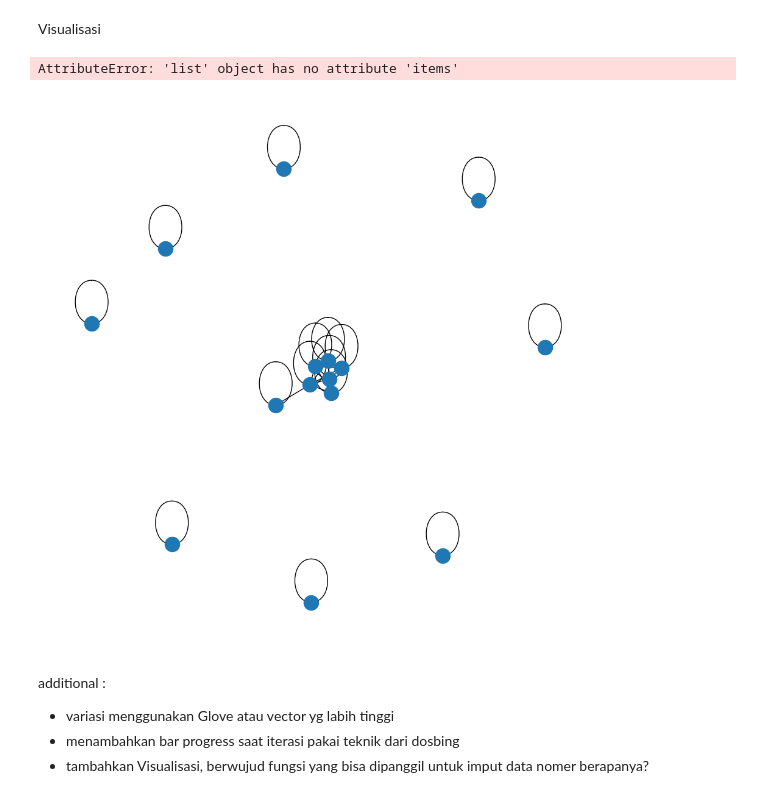
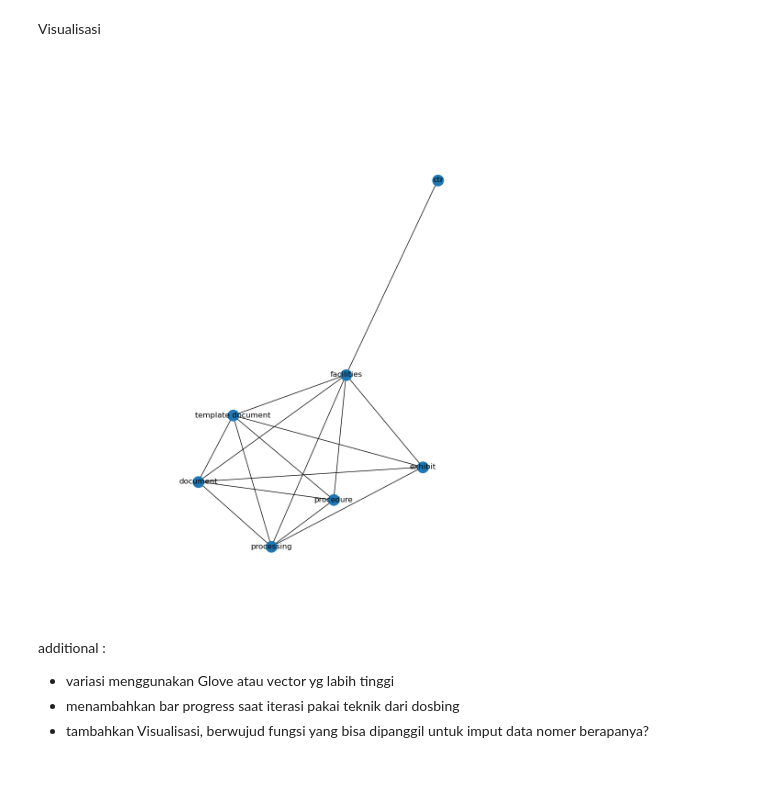
Before and after one commit to jimxs74/kw_ina_extraction, a Jupyter notebook: src/adj_textrank/w2v_textrank_ngram_v7.ipynb, the cells around one changed output. Cells and saved outputs as stored; diff of their text form; code cells hidden in the pictures.

```diff
--- a/src/adj_textrank/w2v_textrank_ngram_v7.ipynb
+++ b/src/adj_textrank/w2v_textrank_ngram_v7.ipynb
@@ -147,7 +147,7 @@ def filter_tokens_by_pos(flat_tokens, pos_filters):
     seen_tokens = set()
     return [token[0] for token in flat_tokens if token[1] in pos_filters and not (token[0] in seen_tokens or seen_tokens.add(token[0]))]
 
-def extract_keyphrases_with_ngrams(text, w2v_model, judul, n=3):
+def extract_keyphrases_with_ngrams_graph(text, w2v_model, judul, n=3):
     # Read stopwords from the file
     #stopwords_path = os.path.join(repo_root, "data/all_stop_words.txt")
     stopwords_path = os.path.join(repo_root, "notebooks/stopwords_tuning/all_stop_words.txt")
@@ -186,6 +186,9 @@ def extract_keyphrases_with_ngrams(text, w2v_model, judul, n=3):
             if cosine_matrix[i][j] > 0.5:  # This threshold can be adjusted
                 G.add_edge(tokens[i], tokens[j], weight=cosine_matrix[i][j])
 
+    # Create labels dictionary using the tokens
+    labels = {token: token for token in tokens}
+
     # Compute the PageRank scores to rank the tokens
     scores = nx.pagerank(G)
 
@@ -207,7 +210,19 @@ def extract_keyphrases_with_ngrams(text, w2v_model, judul, n=3):
             if len(keyphrases_with_scores) >= n:
                 break  # Stop when the desired number of keyphrases is reached
 
-    return keyphrases_with_scores
+    return keyphrases_with_scores, G, labels
+
+
+def visualize_graph(G, labels):
+
+    # Remove self-loops (edges that connect a node to itself)
+    G.remove_edges_from(nx.selfloop_edges(G))
+
+    fig = plt.figure(figsize=(12, 12))
+    pos = nx.spring_layout(G)
+    nx.draw(G, pos=pos, with_labels=False, font_weight="bold")
+    nx.draw_networkx_labels(G, pos, labels)
+    plt.show()
 # %%
 #w2v_path = os.path.join(repo_root, "models/w2v_100/idwiki_word2vec_100_new_lower.model")
 w2v_path = os.path.join(repo_root, "models/w2v_200/idwiki_word2vec_200_new_lower.model")
@@ -415,6 +359,24 @@ def visualize_graph(G, labels):
-# %%
-# Call the visualize_graph function to display the graph
-visualize_graph(G, labels)
-# %% [output]
-AttributeError: 'list' object has no attribute 'items'
-[figure, removed]
+# %%
+def visualize_graph_focus(G, labels, focus_nodes=None):
+    # Remove self-loops (edges that connect a node to itself)
+    G.remove_edges_from(nx.selfloop_edges(G))
+
+    fig = plt.figure(figsize=(12, 12))
+    pos = nx.spring_layout(G)
+    nx.draw(G, pos=pos, with_labels=False, font_weight="bold")
+    nx.draw_networkx_labels(G, pos, labels)
+
+    # If focus_nodes are provided, adjust the plot limits to zoom into that region
+    if focus_nodes:
+        x_values = [pos[node][0] for node in focus_nodes]
+        y_values = [pos[node][1] for node in focus_nodes]
+        margin = 0.1  # You can adjust this value for more or less zoom
+        plt.xlim(min(x_values) - margin, max(x_values) + margin)
+        plt.ylim(min(y_values) - margin, max(y_values) + margin)
+
+    plt.show()
+
+# Call the visualize_graph function to display the graph
+visualize_graph_focus(G, labels, ['ctr','procedure','document', 'facilities', 'exhibit'])
+# %% [output]
+[figure, added]
```
Also changed, not shown: parts of 10 cells of this notebook, 9 other files.
